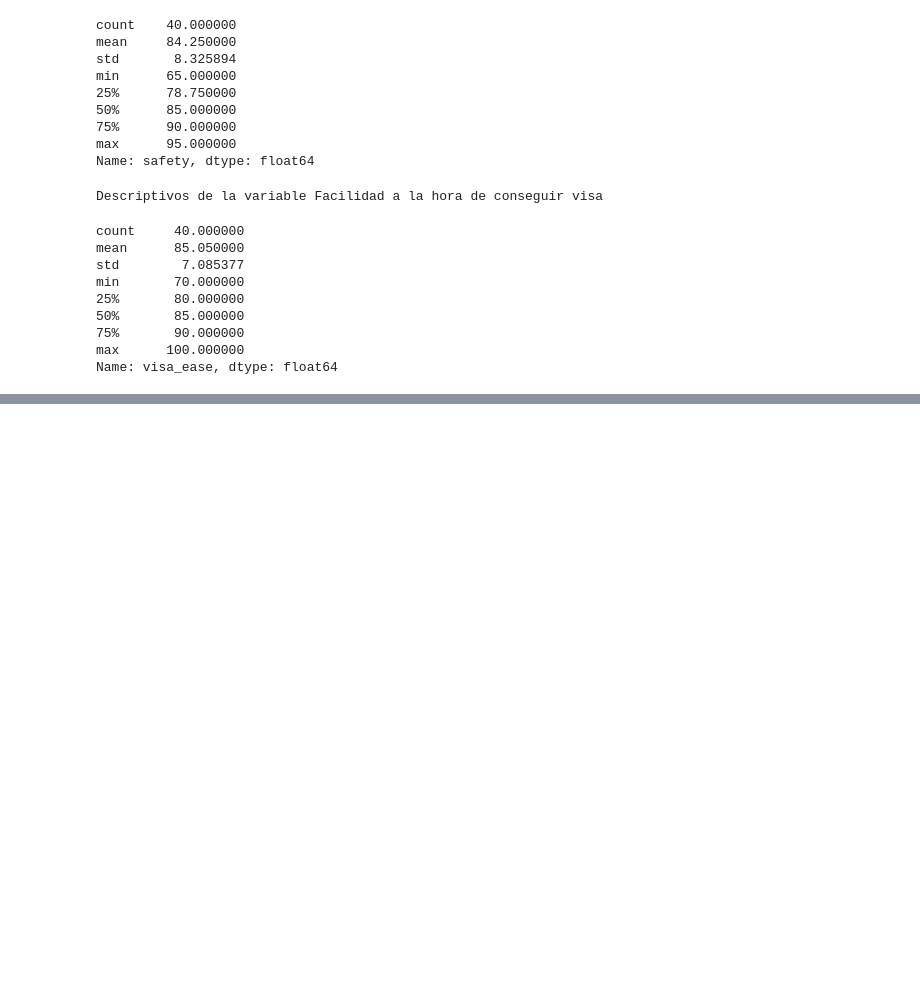
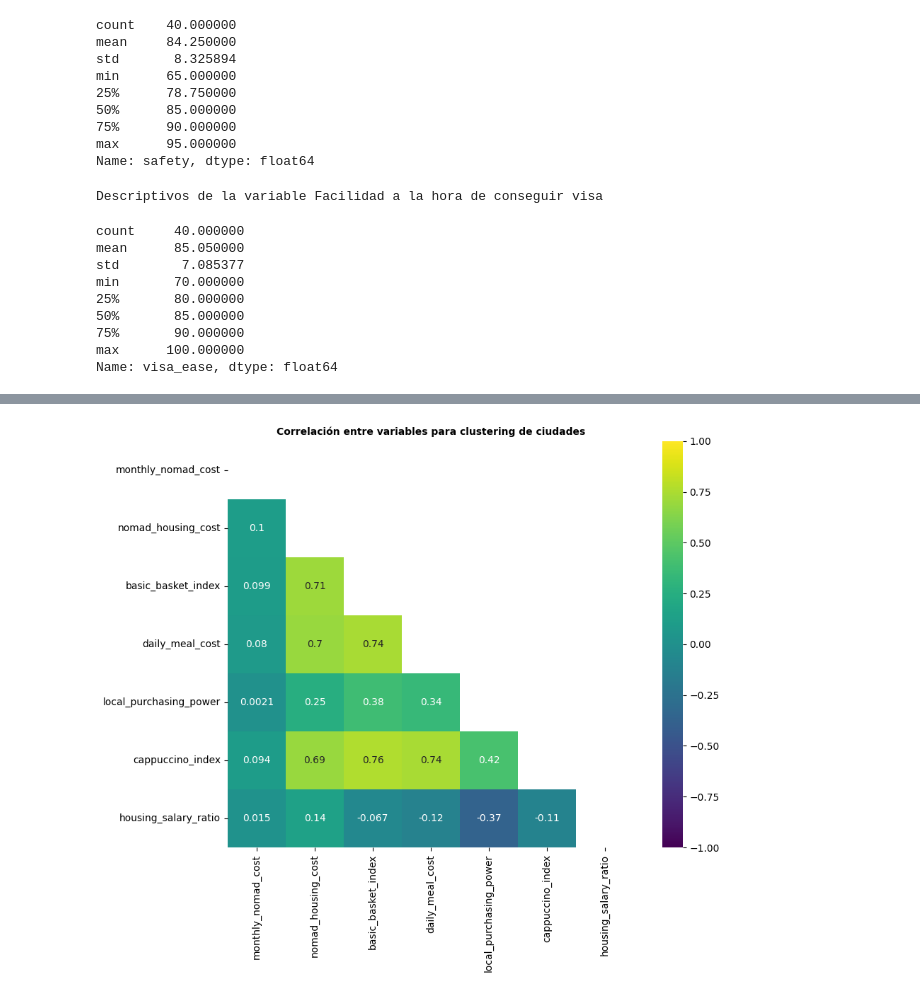
Before and after one commit to danielaaguirrej55-source/Proyecto-ML---Machine-Learning, a Jupyter notebook: src/notebooks/main_juanfcia_models.ipynb, the cells around one changed output, grey strips where cells are left out. Cells and saved outputs as stored; diff of their text form; code cells hidden in the pictures; blank space fills up the shorter version.

```diff
--- a/src/notebooks/main_juanfcia_models.ipynb
+++ b/src/notebooks/main_juanfcia_models.ipynb
@@ -435,0 +479,21 @@ Name: visa_ease, dtype: float64
+# %%
+# Correlación entre features para clustering de ciudades
+
+corr_features = df_cities[nom_features].corr()
+
+fig, ax = plt.subplots(figsize=(10, 8))
+mask = np.triu(np.ones_like(corr_features))
+sns.heatmap(corr_features,
+            mask=mask,
+            annot=True,
+            cmap='viridis',
+            center=0,
+            vmin=-1,
+            vmax=1,
+            ax=ax,
+            square=True)
+ax.set_title('Correlación entre variables para clustering de ciudades', fontsize=10, fontweight='bold')
+plt.tight_layout()
+plt.show()
+# %% [output]
+[figure, added]
```
Also changed, not shown: parts of 6 cells of this notebook, 5 other files.
